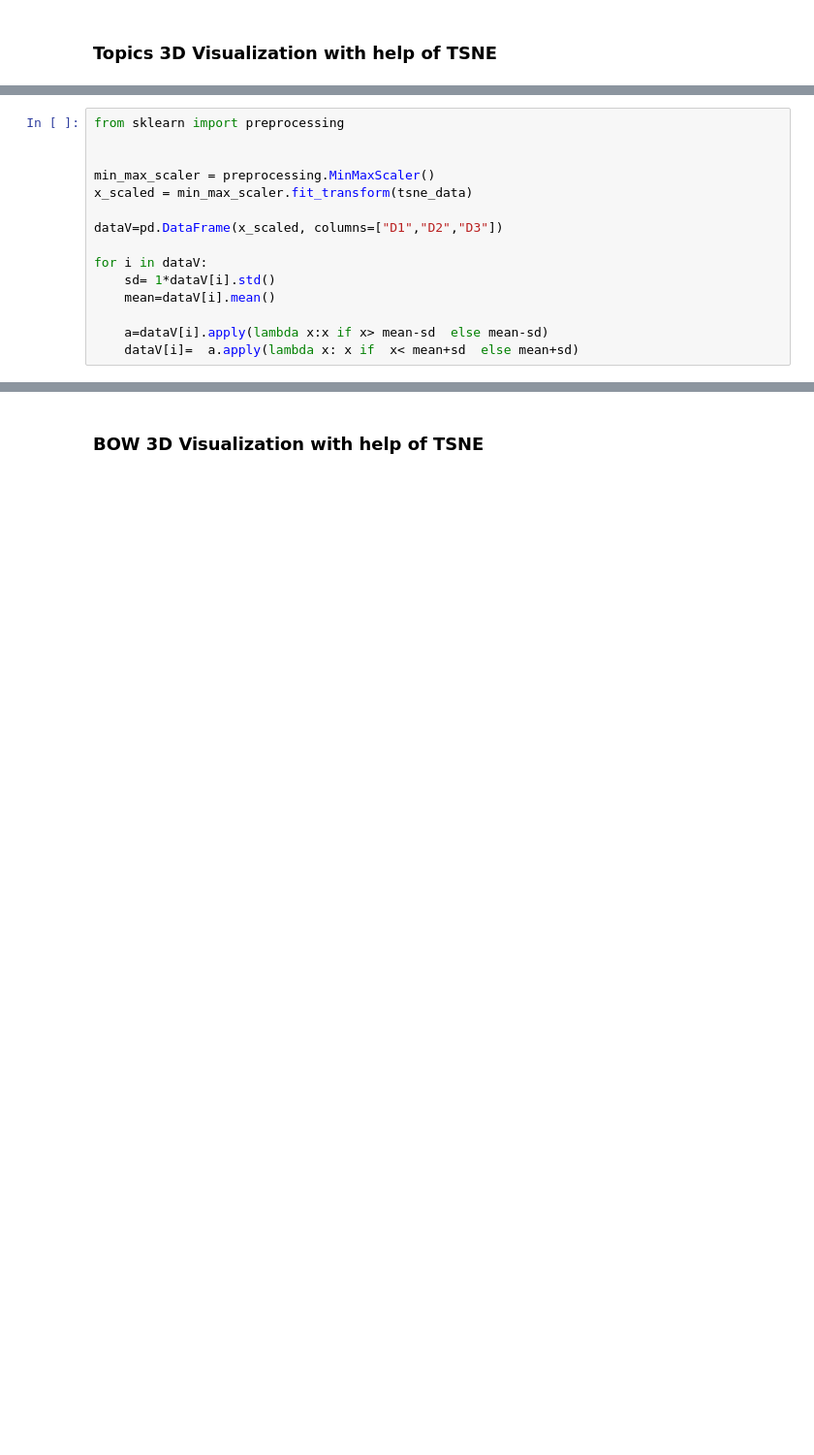
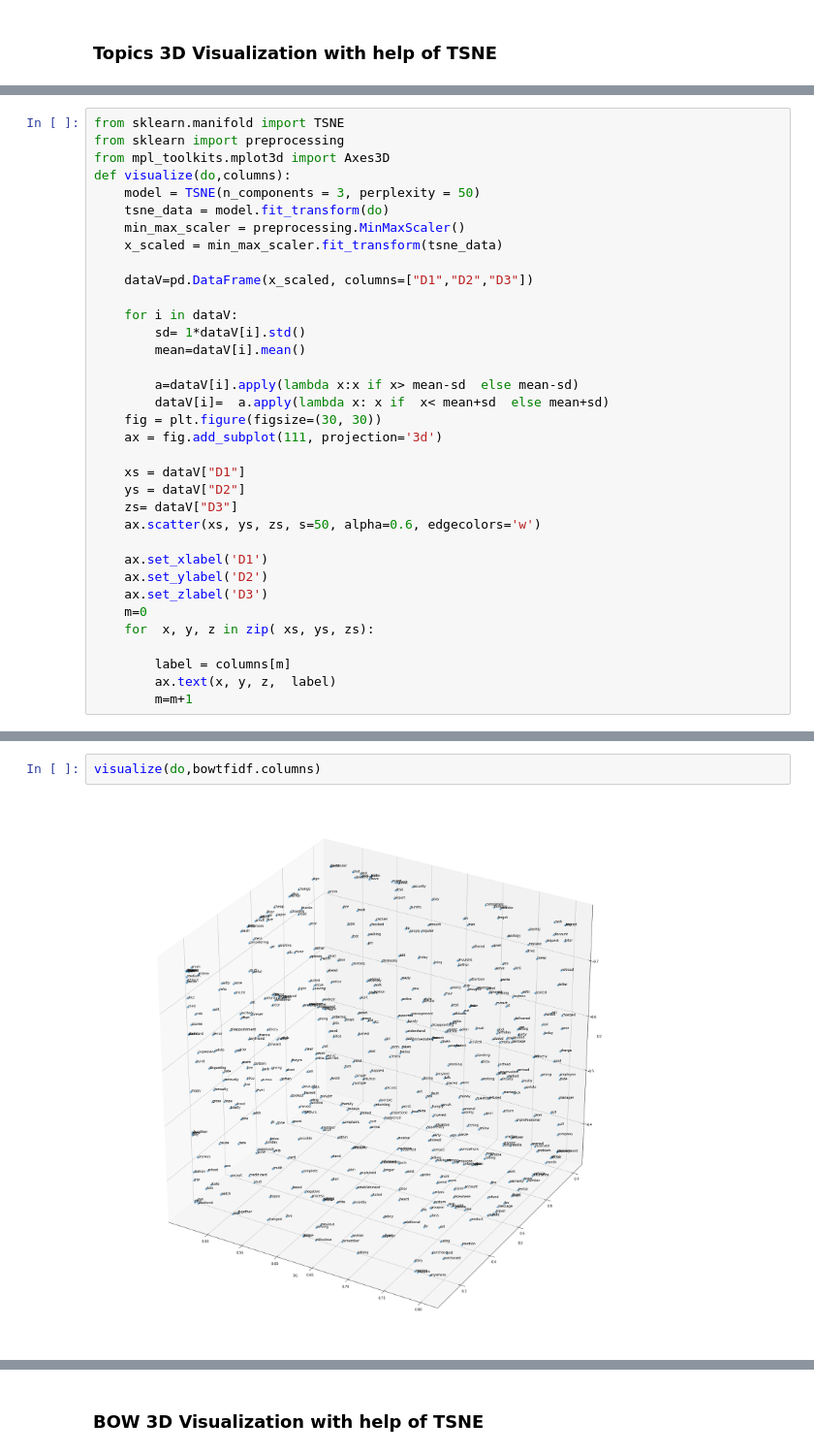
Before and after one commit to lesh3000/AI_Projects, a Jupyter notebook: aProject6.ipynb, the cells around one changed output, grey strips where cells are left out. Shown at 97% size. Drawn from its saved outputs; the diff is of its cells as text; blank space fills up the shorter version.

```diff
--- a/aProject6.ipynb
+++ b/aProject6.ipynb
@@ -212,15 +223,35 @@ tsne_data = model.fit_transform(do)
 # %%
+from sklearn.manifold import TSNE
 from sklearn import preprocessing
+from mpl_toolkits.mplot3d import Axes3D
+def visualize(do,columns):
+    model = TSNE(n_components = 3, perplexity = 50)
+    tsne_data = model.fit_transform(do)
+    min_max_scaler = preprocessing.MinMaxScaler()
+    x_scaled = min_max_scaler.fit_transform(tsne_data)
 
+    dataV=pd.DataFrame(x_scaled, columns=["D1","D2","D3"])
 
-min_max_scaler = preprocessing.MinMaxScaler()
-x_scaled = min_max_scaler.fit_transform(tsne_data)
+    for i in dataV:
+        sd= 1*dataV[i].std()
+        mean=dataV[i].mean()
 
-dataV=pd.DataFrame(x_scaled, columns=["D1","D2","D3"])
+        a=dataV[i].apply(lambda x:x if x> mean-sd  else mean-sd)
+        dataV[i]=  a.apply(lambda x: x if  x< mean+sd  else mean+sd)
+    fig = plt.figure(figsize=(30, 30))
+    ax = fig.add_subplot(111, projection='3d')
 
-for i in dataV:
-    sd= 1*dataV[i].std()
-    mean=dataV[i].mean()
+    xs = dataV["D1"]
+    ys = dataV["D2"]
+    zs= dataV["D3"]
+    ax.scatter(xs, ys, zs, s=50, alpha=0.6, edgecolors='w')
 
-    a=dataV[i].apply(lambda x:x if x> mean-sd  else mean-sd)
-    dataV[i]=  a.apply(lambda x: x if  x< mean+sd  else mean+sd)
+    ax.set_xlabel('D1')
+    ax.set_ylabel('D2')
+    ax.set_zlabel('D3')
+    m=0
+    for  x, y, z in zip( xs, ys, zs):
+
+        label = columns[m]
+        ax.text(x, y, z,  label)
+        m=m+1
@@ -248,0 +258,4 @@ for  x, y, z in zip( xs, ys, zs):
+# %%
+visualize(do,bowtfidf.columns)
+# %% [output]
+[figure, added]
```
Also changed, not shown: parts of 40 cells of this notebook.
